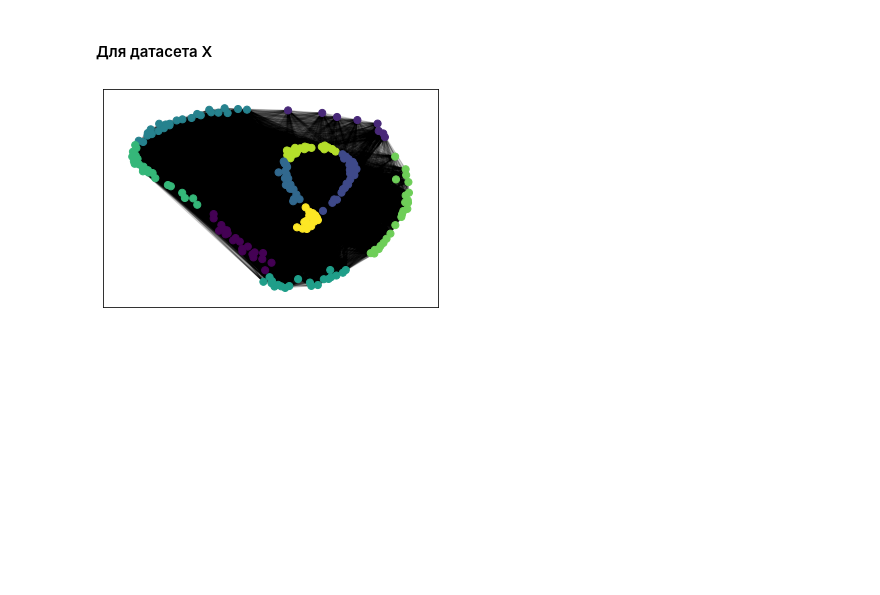
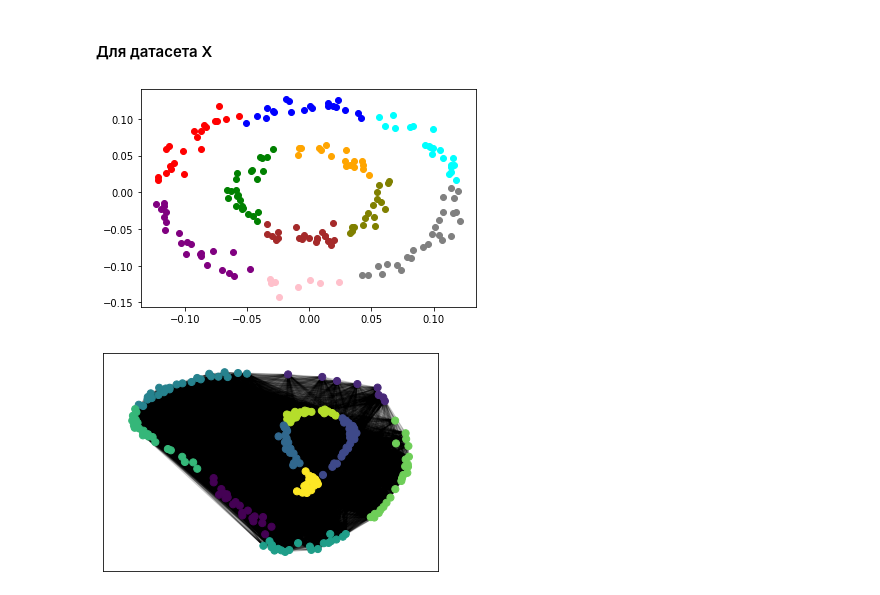
Before and after one commit to vsavkina/lab3, a Jupyter notebook: Lab3_13.ipynb, the cells around one changed output. Saved outputs shown, nothing was run; the diff lists cells and outputs as text; code cells hidden in the pictures; blank space fills up the shorter version.

```diff
--- a/Lab3_13.ipynb
+++ b/Lab3_13.ipynb
@@ -603,6 +603,13 @@ show_silhouette(Y_score)
 #### Для датасета X
 # %%
 X_partition = community_louvain.best_partition(X_graph)
+# %%
+color_map = ['blue', 'orange', 'green', 'red', 'purple', 'brown', 'pink', 'gray', 'olive', 'cyan']
+for i in range(200):
+
+        plt.scatter(X_2d[:,0][i] , X_2d[:,1][i], color=color_map[list(X_partition.values())[i]])
+# %% [output]
+[figure, added]
 # %%
 pos = nx.spring_layout(X_graph)
 cmap = cm.get_cmap('viridis', max(X_partition.values()) + 1)
```
Also changed, not shown: parts of 17 cells of this notebook.
